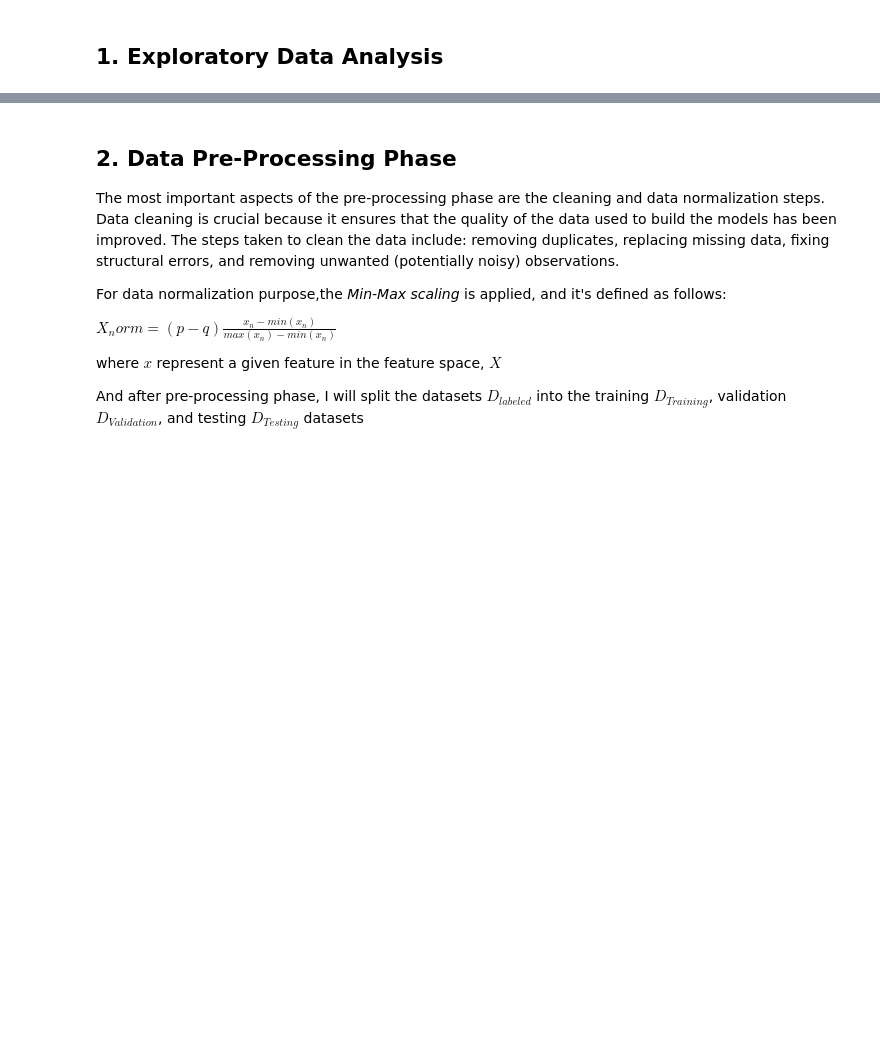
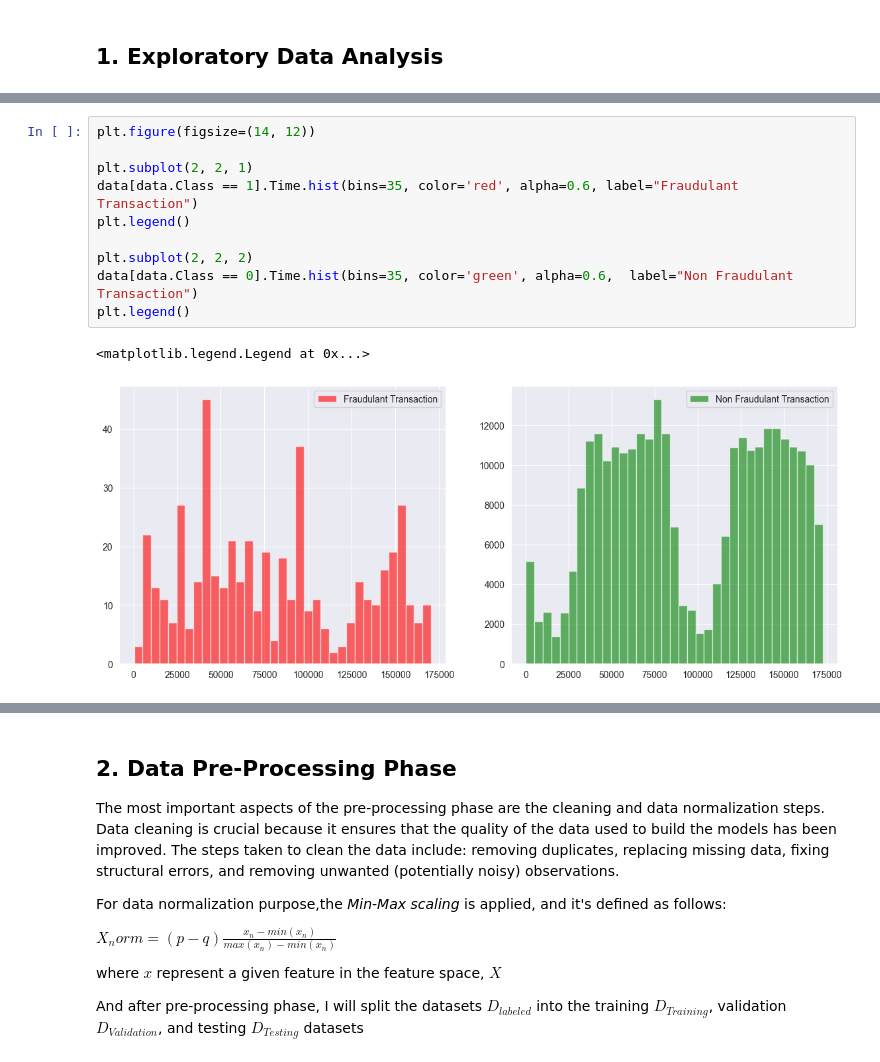
Before and after one commit to MamvotaTake/Credit-card-, a Jupyter notebook: Credit Card Fraud.ipynb, the cells around one changed output, grey strips where cells are left out. Cells and saved outputs as stored; diff of their text form; blank space fills up the shorter version.

```diff
--- a/Credit Card Fraud.ipynb
+++ b/Credit Card Fraud.ipynb
@@ -53,0 +196,13 @@ dataFrame.tail()
+# %%
+plt.figure(figsize=(14, 12))
+
+plt.subplot(2, 2, 1)
+data[data.Class == 1].Time.hist(bins=35, color='red', alpha=0.6, label="Fraudulant Transaction")
+plt.legend()
+
+plt.subplot(2, 2, 2)
+data[data.Class == 0].Time.hist(bins=35, color='green', alpha=0.6,  label="Non Fraudulant Transaction")
+plt.legend()
+# %% [output]
+<matplotlib.legend.Legend at 0x...>
+[figure, added]
```
Also changed, not shown: parts of 26 cells of this notebook, 1 other file.
